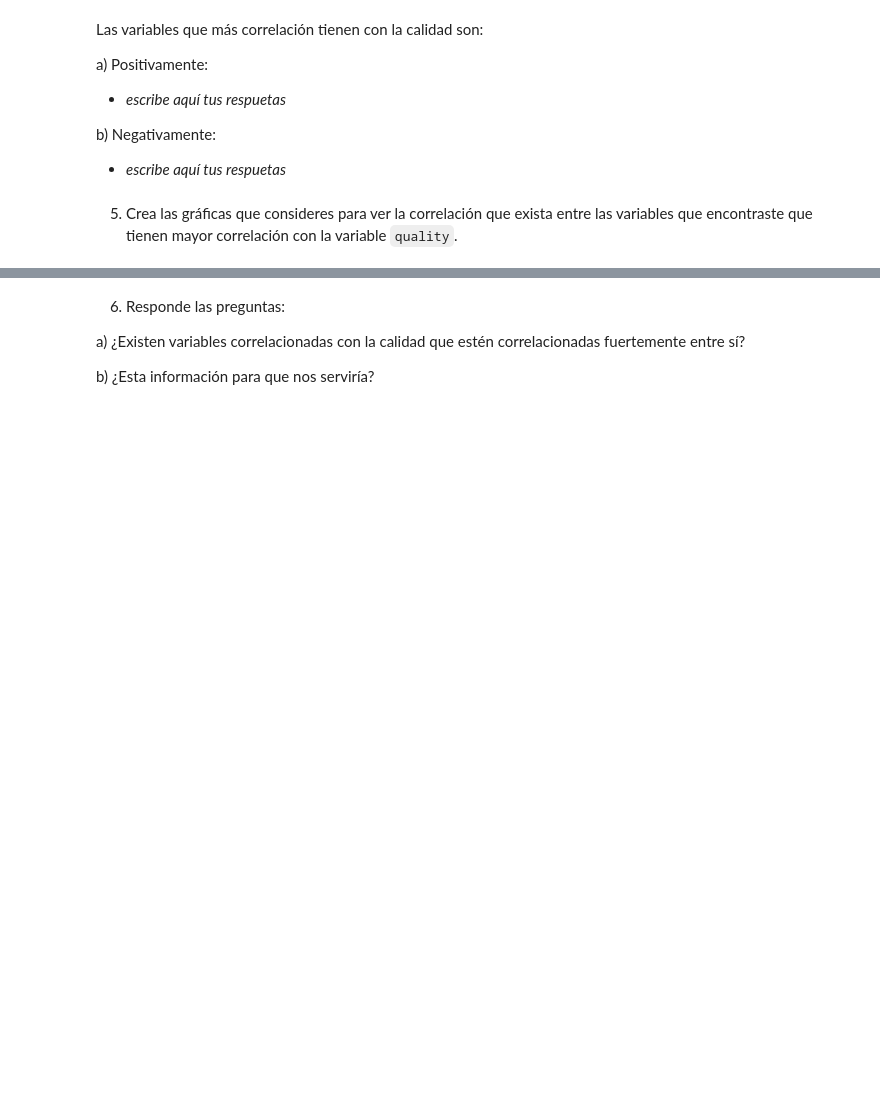
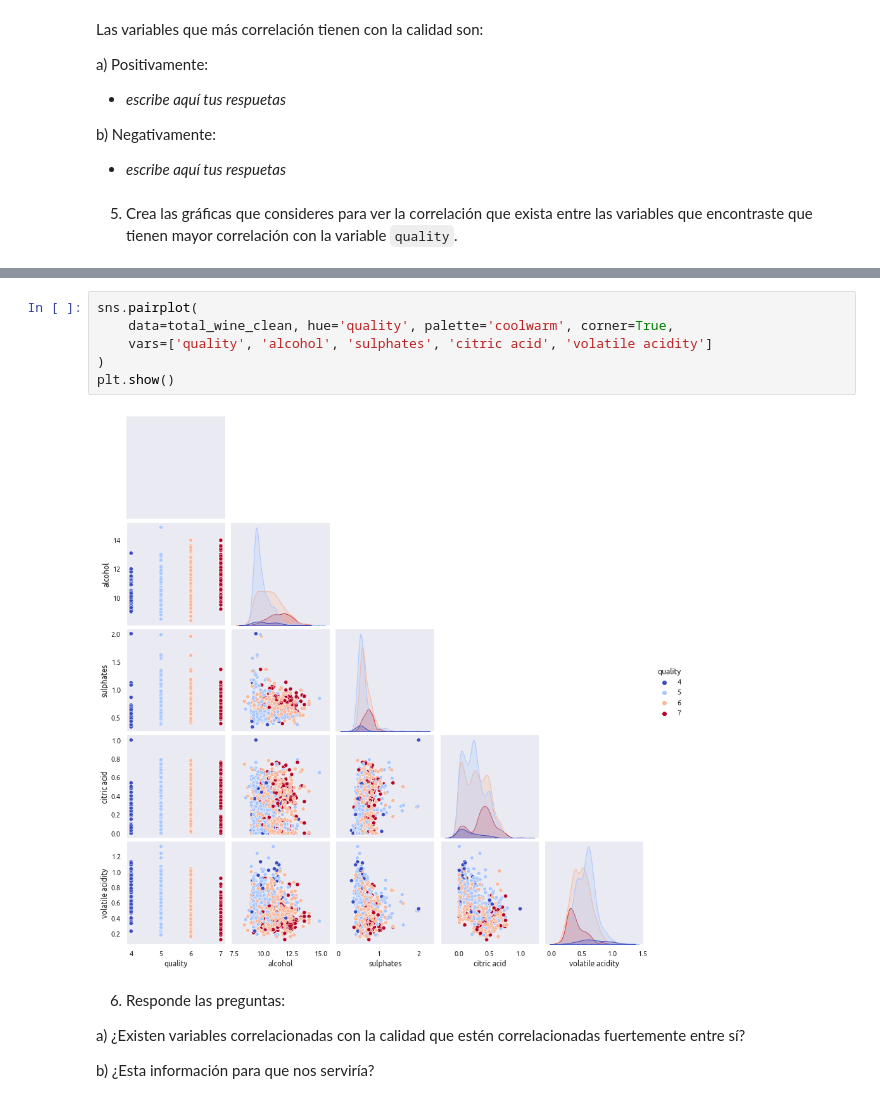
Before and after one commit to neimv/master_python, a Jupyter notebook: data/projects/Proyecto-Analisis-Exploratorio-de-Datos-Duplicate/eda-wines-template.ipynb, the cells around one changed output, grey strips where cells are left out. Drawn from its saved outputs; the diff is of its cells as text; blank space fills up the shorter version.

```diff
--- a/data/projects/Proyecto-Analisis-Exploratorio-de-Datos-Duplicate/eda-wines-template.ipynb
+++ b/data/projects/Proyecto-Analisis-Exploratorio-de-Datos-Duplicate/eda-wines-template.ipynb
@@ -469,3 +477,11 @@ b) Negativamente:
+# %%
+sns.pairplot(
+    data=total_wine_clean, hue='quality', palette='coolwarm', corner=True,
+    vars=['quality', 'alcohol', 'sulphates', 'citric acid', 'volatile acidity']
+)
+plt.show()
+# %% [output]
+[figure, added]
 # %% [markdown]
 6. Responde las preguntas:
 
```
Also changed, not shown: parts of 3 cells of this notebook.
